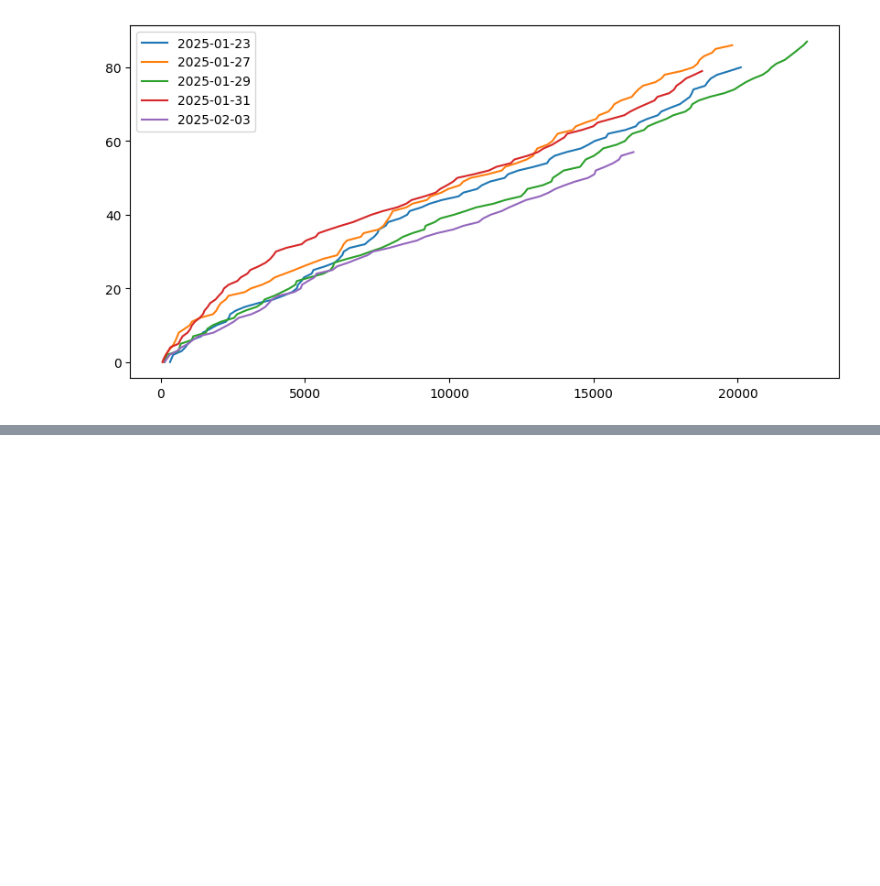
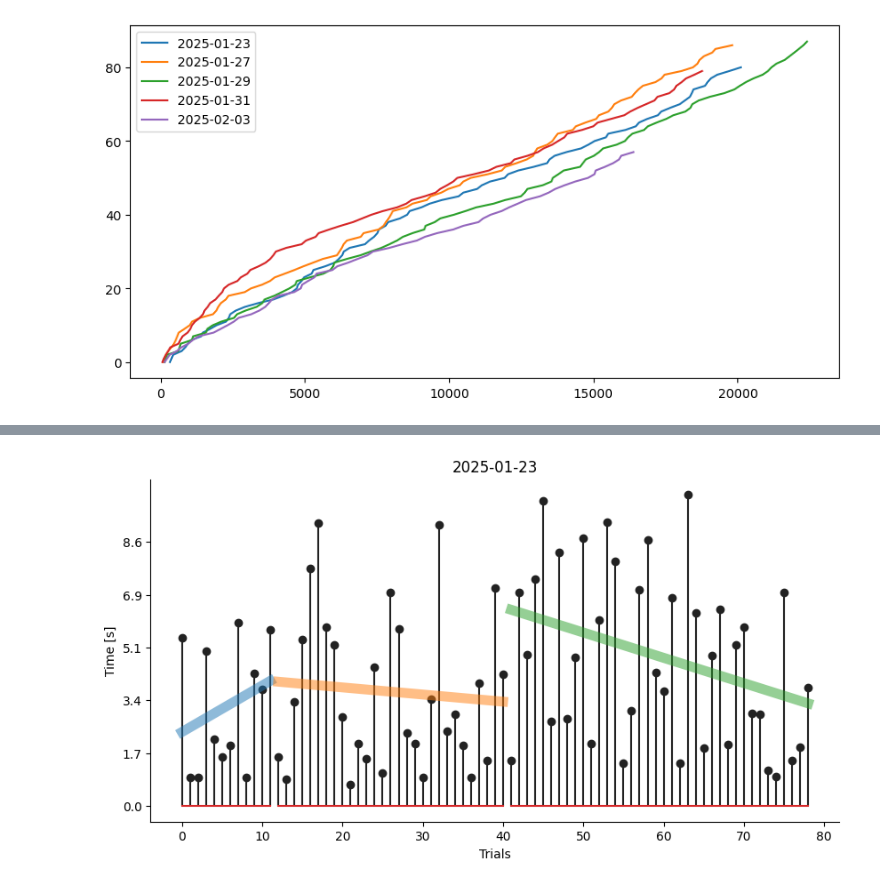
Before and after one commit to camilosada/dynamic_brain_workshop, a Jupyter notebook: code/scripts/camila/compare_time_reward.ipynb, the cells around one changed output, grey strips where cells are left out. Saved outputs shown, nothing was run; the diff lists cells and outputs as text; code cells hidden in the pictures; blank space fills up the shorter version.

```diff
--- a/code/scripts/camila/compare_time_reward.ipynb
+++ b/code/scripts/camila/compare_time_reward.ipynb
@@ -131,12 +120,4 @@ Name: session_date, dtype: object
 # %%
-isess= mouse['name'].values[1]
-idate=mouse['session_date'].values[1]
-
-
-data = load.load_session_data(isess)
-data['bci_trials'] = processing.correct_bci_trials(data['bci_trials'])
-
-thresh_crossing_frames = np.round(data['bci_trials']['threshold_crossing_times']*data['frame_rate']).astype(int)
 # %% [output]
 BCI data directory: /data/brain-computer-interface
 
@@ -167,24 +135,57 @@ Name: threshold_crossing_times, Length: 81, dtype: int64
 # %%
-bci_trials =data['bci_trials']
-thresholds =data['thresholds']
+for isess,idate in zip(mouse['name'],mouse['session_date']):
 
-# Select correct trials
-valid_bci_trials = processing.get_valid_bci_trials(bci_trials)
-correct_bci_trials = processing.correct_bci_trials(valid_bci_trials)
-correct_bci_trials= correct_bci_trials.reset_index()
+    try:
 
-# BCI_epochs = epoch_table[epoch_table.stimulus_name.str.contains('BCI')]
-# start_bci_epoch = BCI_epochs.loc[BCI_epochs.index[0]].start_frame
-# stop_bci_epoch = BCI_epochs.loc[BCI_epochs.index[0]].stop_frame
-# start_bci_trial = correct_bci_trials['start_frame']-start_bci_epoch
-# stop_bci_trial = correct_bci_trials['stop_frame']-start_bci_epoch
-# thrcrossframe_bci_trial = np.round(correct_bci_trials['threshold_crossing_times']*frame_rate).astype(int)
-# zaber_steps = np.round(np.array(correct_bci_trials['zaber_step_times'].tolist())*frame_rate)
-# go_cue_bci = np.round(correct_bci_trials['go_cue']*frame_rate).astype(int)
-# reward_time = np.round(correct_bci_trials['reward_time']*frame_rate).astype(int)
+        data = load.load_session_data(isess)
+        data['bci_trials'] = processing.correct_bci_trials(data['bci_trials'])
 
-low_thres =correct_bci_trials.low
-high_thres =correct_bci_trials.high
-n_trials = len(low_thres)
-idx_change_thre = np.insert(np.where(np.insert(np.diff(high_thres), 0, 0)),0,0)
-idx_change_thre=np.append(idx_change_thre,n_trials)
+        thresh_crossing_frames = np.round(data['bci_trials']['threshold_crossing_times']*data['frame_rate']).astype(int)
+        frame_rate = data['frame_rate']
+        bci_trials =data['bci_trials']
+        thresholds =data['thresholds']
+
+        # Select correct trials
+        valid_bci_trials = processing.get_valid_bci_trials(bci_trials)
+        correct_bci_trials = processing.correct_bci_trials(valid_bci_trials)
+        correct_bci_trials= correct_bci_trials.reset_index()
+
+        # BCI_epochs = epoch_table[epoch_table.stimulus_name.str.contains('BCI')]
+        # start_bci_epoch = BCI_epochs.loc[BCI_epochs.index[0]].start_frame
+        # stop_bci_epoch = BCI_epochs.loc[BCI_epochs.index[0]].stop_frame
+        # start_bci_trial = correct_bci_trials['start_frame']-start_bci_epoch
+        # stop_bci_trial = correct_bci_trials['stop_frame']-start_bci_epoch
+        # thrcrossframe_bci_trial = np.round(correct_bci_trials['threshold_crossing_times']*frame_rate).astype(int)
+        # zaber_steps = np.round(np.array(correct_bci_trials['zaber_step_times'].tolist())*frame_rate)
+        # go_cue_bci = np.round(correct_bci_trials['go_cue']*frame_rate).astype(int)
+        # reward_time = np.round(correct_bci_trials['reward_time']*frame_rate).astype(int)
+
+        low_thres =correct_bci_trials.low
+        high_thres =correct_bci_trials.high
+        n_trials = len(low_thres)
+        idx_change_thre = np.insert(np.where(np.insert(np.diff(high_thres), 0, 0)),0,0)
+        idx_change_thre=np.append(idx_change_thre,n_trials)
+
+        fig,ax = plt.subplots(figsize=(10,5))
+        for i in range(len(idx_change_thre)-1):
+
+            x = np.arange(idx_change_thre[i],idx_change_thre[i+1])
+            y = thresh_crossing_frames[idx_change_thre[i]:idx_change_thre[i+1]]
+            coefficients = np.polyfit(x, y, deg=1)
+            slope = coefficients[0]
+            intercept = coefficients[1]
+            ax.stem(x, y,'#222222')
+            plt.plot(x,slope*x+intercept,linewidth=8,alpha=0.5)
+        plt.title(f'{idate}')
+        ax.set_xlabel('Trials')
+        ax.set_ylabel('Time [s]')
+
+        yaxis = range(0,np.max(thresh_crossing_frames),100)
+        ax.set_yticks(yaxis)
+        ax.set_yticklabels(np.round(yaxis/frame_rate,1))
+
+        ax.spines['right'].set_visible(False)
+        ax.spines['top'].set_visible(False)
+    except:
+        continue
+# %% [output]
@@ -190,0 +250 @@ idx_change_thre=np.append(idx_change_thre,n_trials)
+[figure, added]
```
Also changed, not shown: parts of 6 cells of this notebook, 2 other files.
